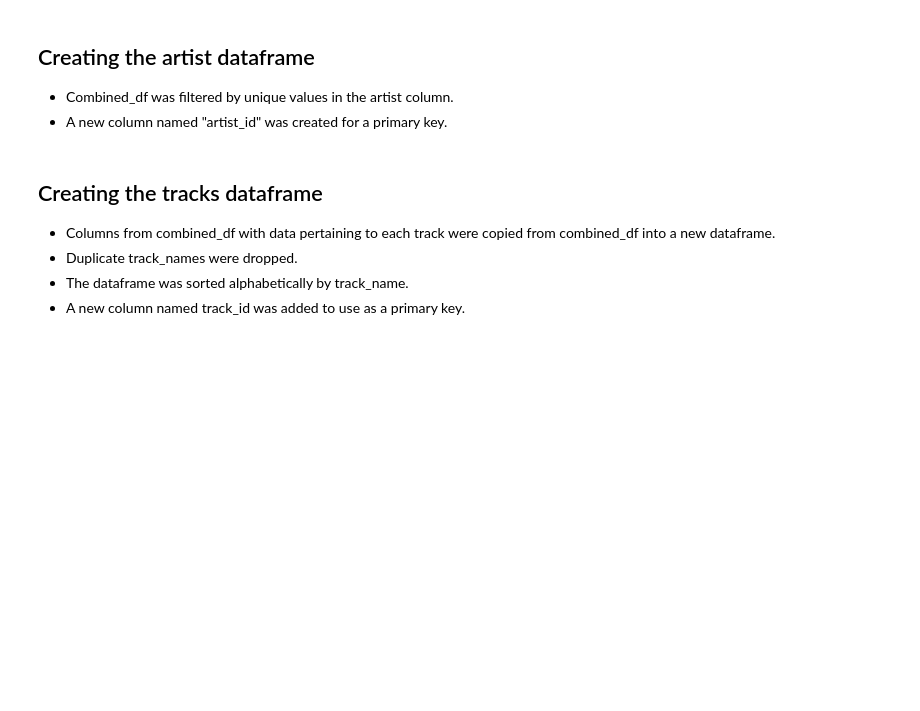
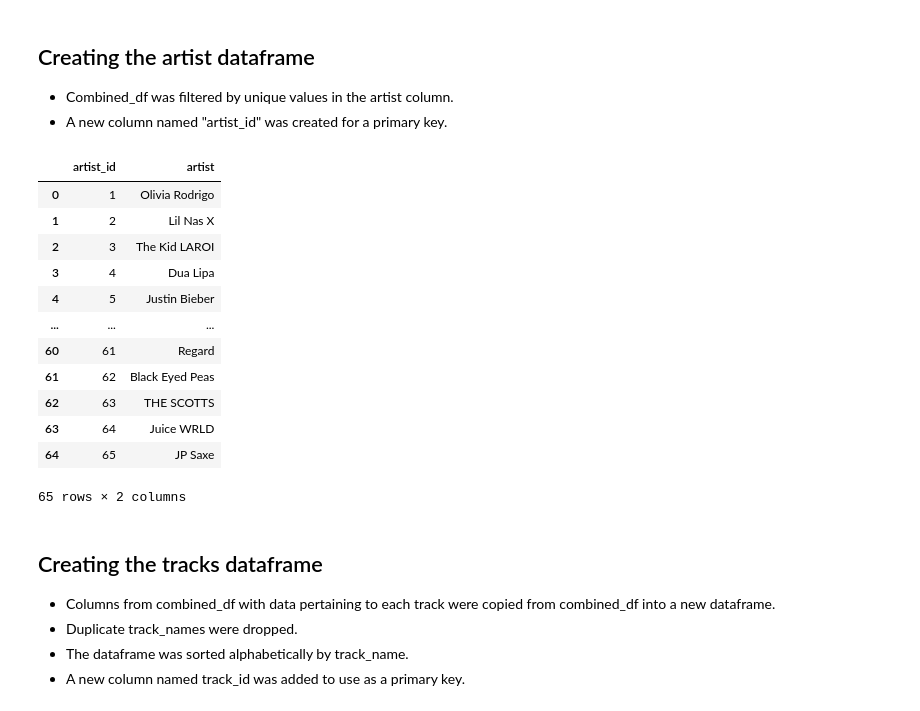
Before and after one commit to anyren/spotify-top-50, a Jupyter notebook: ETL.ipynb, the cells around one changed output. Saved outputs shown, nothing was run; the diff lists cells and outputs as text; code cells hidden in the pictures; blank space fills up the shorter version.

```diff
--- a/ETL.ipynb
+++ b/ETL.ipynb
@@ -63,9 +119,23 @@ df_combined.head(100)
 * A new column named "artist_id" was created for a primary key.
 # %%
 artists = pd.DataFrame(df_combined['artist'].unique())
-artists.rename(columns={0:'artist_name'}, inplace=True)
+artists.rename(columns={0:'artist'}, inplace=True)
 artists.insert(0, 'artist_id', range(1, 1 + len(artists)))
-artists.head()
+artists.sort_values('artist_id')
+# %% [output]
+|  | artist_id | artist |
+| 0 | 1 | Olivia Rodrigo |
+| 1 | 2 | Lil Nas X |
+| 2 | 3 | The Kid LAROI |
+| 3 | 4 | Dua Lipa |
+| 4 | 5 | Justin Bieber |
+| ... | ... | ... |
+| 60 | 61 | Regard |
+| 61 | 62 | Black Eyed Peas |
+| 62 | 63 | THE SCOTTS |
+| 63 | 64 | Juice WRLD |
+| 64 | 65 | JP Saxe |
+65 rows × 2 columns
 # %% [markdown]
 ## Creating the tracks dataframe
 * Columns from combined_df with data pertaining to each track were copied from combined_df into a new dataframe.
```
Also changed, not shown: parts of 18 cells of this notebook, 1 other file.
